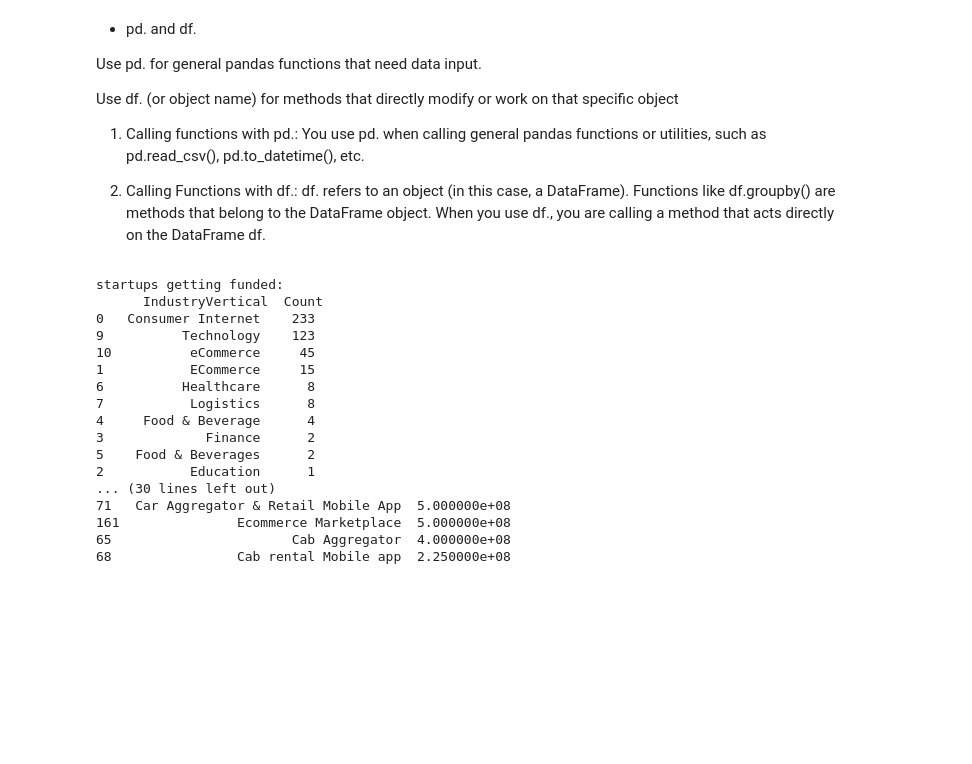
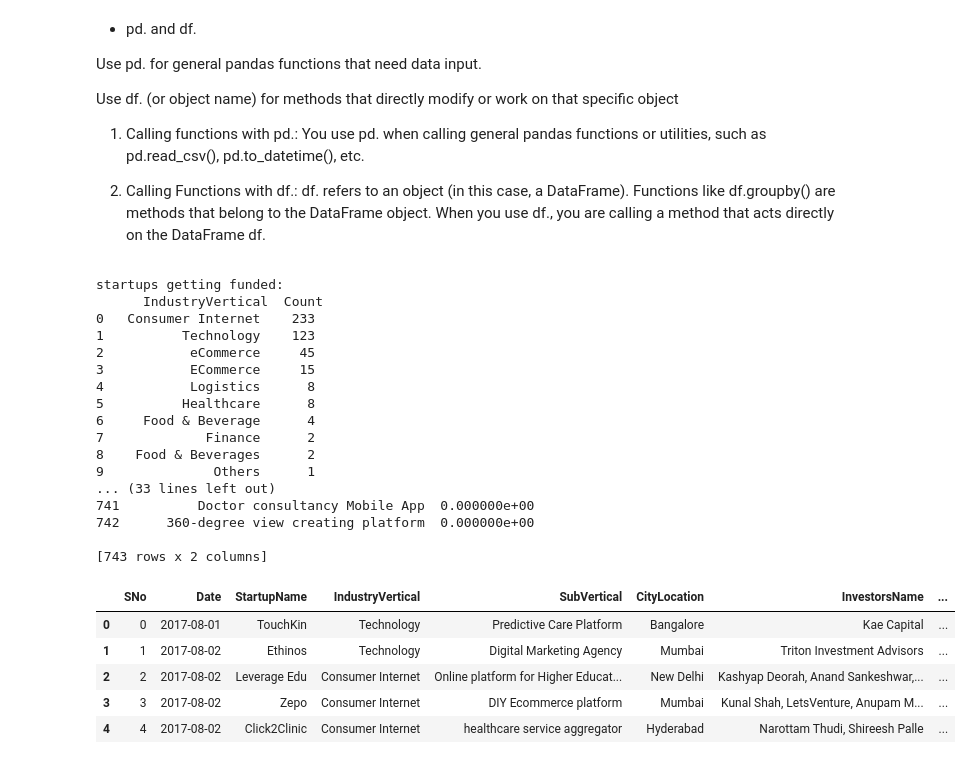
Before and after one commit to Vishal-Nishad/Machine-Learning, a Jupyter notebook: 14. Project - Case Study (Part - I)/14. Project Case Study Part 1.ipynb, the cells around one changed output. Cells and saved outputs as stored; diff of their text form; code cells hidden in the pictures; blank space fills up the shorter version.

```diff
--- a/14. Project - Case Study (Part - I)/14. Project Case Study Part 1.ipynb
+++ b/14. Project - Case Study (Part - I)/14. Project Case Study Part 1.ipynb
@@ -38,13 +38,36 @@ df. refers to an object (in this case, a DataFrame). Functions like df.groupby()
 When you use df., you are calling a method that acts directly on the DataFrame df.
 # %%
 df['AmountInUSD']=df['AmountInUSD'].astype(str).str.replace(',','',regex=True)
+
+'''If you need to match patterns like removing multiple different characters or sequences.
+Example: Removing both commas and periods from a string:
+The [,.] pattern matches both commas and periods, and regex=True allows this pattern to work. Without regex=True, this would not work as expected.
+'''
+
 df['AmountInUSD']=pd.to_numeric(df['AmountInUSD'],errors='coerce')
-df
+
+'''Normally, values like '1300000' and '500000' can be easily converted to numbers.
+But the values 'N/A' and 'unknown' are strings and cannot be directly converted to numbers.
+Using errors='coerce', pandas will convert the valid values to numbers and the invalid values to NaN.
+
+After pd.to_numeric with errors='coerce':
+1300000, 500000, NaN, NaN, 200000
+'''
+
+
+##.astype(str): You cannot perform string operations like .replace() directly on numerical data, so you first convert the data to strings using astype(str).
+##.str.replace(): Once the data is in string format, you can use the .str.replace() function to remove commas from the numbers.
+
 
 ## 1.  startups getting funded in last year 2017
 df['Date']=pd.to_datetime(df['Date'],dayfirst=True,errors='coerce')
 df_2017=df[df['Date'].dt.year==2017]
-startups_funded = df_2017.groupby(['IndustryVertical']).size().reset_index(name='Count')
+startups_funded = df_2017['IndustryVertical'].value_counts().reset_index(name='Count')
+
+                                                ##groupby(['IndustryVertical']).size()
+                                                ## groupby sort according to index that is (mentioned column ,for making groups) , it sort index in ascending order
+                                                ## but .value_counts() sort on the basis fo values (total repetition in a clumn ) , it sort in desc order
+
 """.size():
 This counts the number of rows in each group. It returns a series where the index is IndustryVertical and the values represent the number of startups for each vertical.
 .reset_index(name='Count'):
@@ -60,23 +83,32 @@ print('important investors:\n\n',important_investors)
 
 ## 3.
 fields_funding = df.groupby('IndustryVertical')['AmountInUSD'].sum().reset_index()
-fields_funding = fields_funding.sort_values(by='AmountInUSD', ascending=False)
-print('\nfields getting lots of funding\n:',fields_funding.head(10))
+fields_funding = fields_funding.sort_values(by='AmountInUSD', ascending=False).reset_index(drop=True)
+print('\nfields getting lots of funding:\n',fields_funding)
 # %% [output]
 startups getting funded:
       IndustryVertical  Count
 0   Consumer Internet    233
-9          Technology    123
-10          eCommerce     45
-1           ECommerce     15
-6          Healthcare      8
-7           Logistics      8
-4     Food & Beverage      4
-3             Finance      2
-5    Food & Beverages      2
-2           Education      1
-... (30 lines left out)
-71   Car Aggregator & Retail Mobile App  5.000000e+08
-161               Ecommerce Marketplace  5.000000e+08
-65                       Cab Aggregator  4.000000e+08
-68                Cab rental Mobile app  2.250000e+08
+1          Technology    123
+2           eCommerce     45
+3           ECommerce     15
+4           Logistics      8
+5          Healthcare      8
+6     Food & Beverage      4
+7             Finance      2
+8    Food & Beverages      2
+9              Others      1
+... (33 lines left out)
+741          Doctor consultancy Mobile App  0.000000e+00
+742      360-degree view creating platform  0.000000e+00
+
+[743 rows x 2 columns]
+# %%
+df.head()
+# %% [output]
+|  | SNo | Date | StartupName | IndustryVertical | SubVertical | CityLocation | InvestorsName | ... |
+| 0 | 0 | 2017-08-01 | TouchKin | Technology | Predictive Care Platform | Bangalore | Kae Capital | ... |
+| 1 | 1 | 2017-08-02 | Ethinos | Technology | Digital Marketing Agency | Mumbai | Triton Investment Advisors | ... |
+| 2 | 2 | 2017-08-02 | Leverage Edu | Consumer Internet | Online platform for Higher Educat... | New Delhi | Kashyap Deorah, Anand Sankeshwar,... | ... |
+| 3 | 3 | 2017-08-02 | Zepo | Consumer Internet | DIY Ecommerce platform | Mumbai | Kunal Shah, LetsVenture, Anupam M... | ... |
+| 4 | 4 | 2017-08-02 | Click2Clinic | Consumer Internet | healthcare service aggregator | Hyderabad | Narottam Thudi, Shireesh Palle | ... |
```
Also changed, not shown: parts of 2 cells of this notebook.
